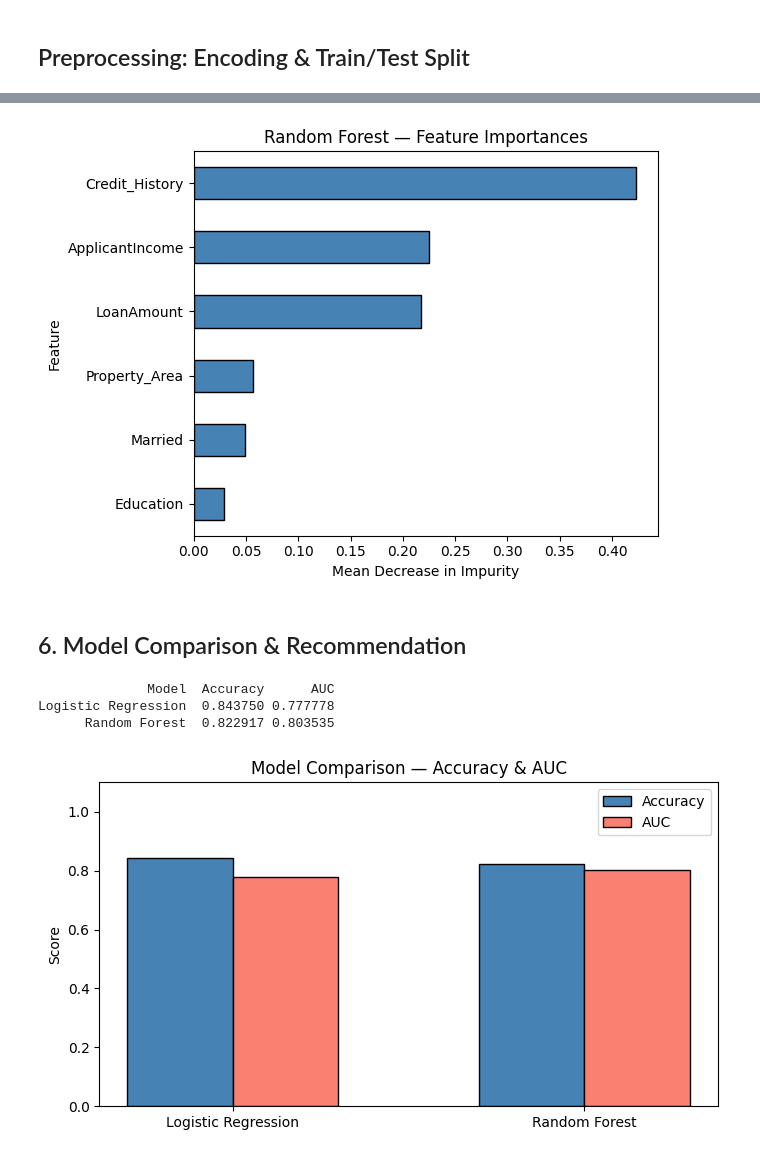
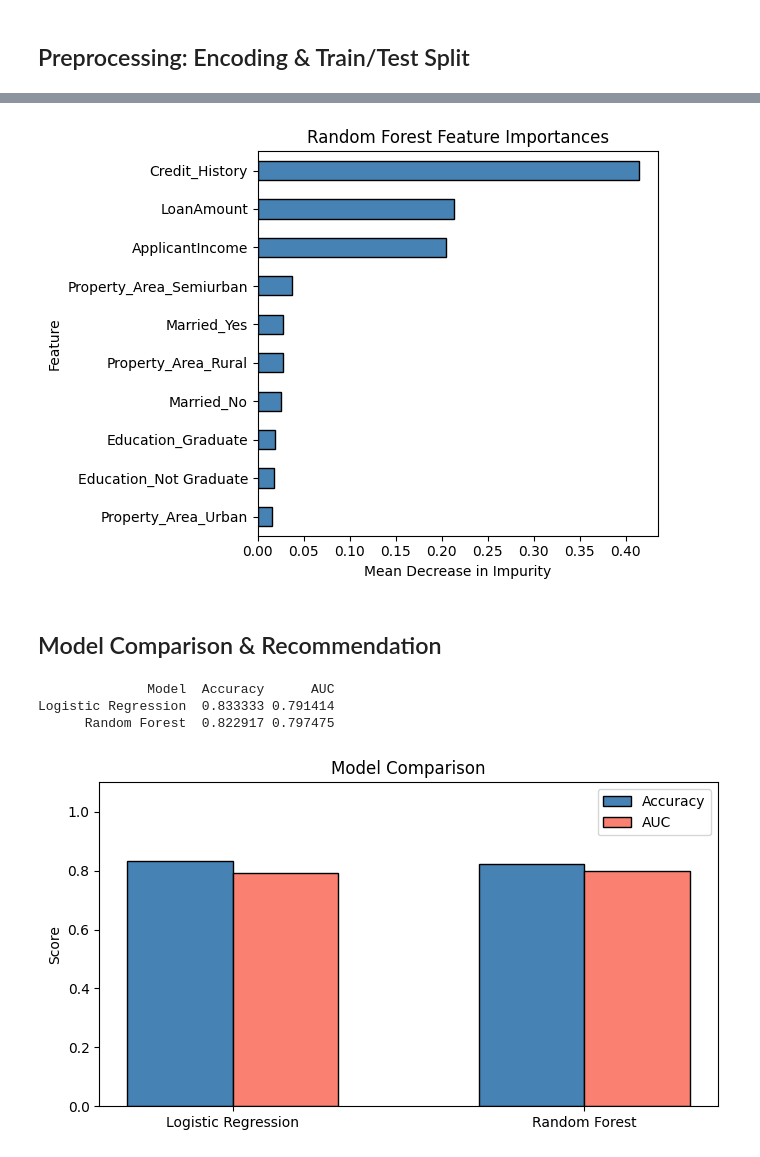
Before and after one commit to ARobin09/INFSCI0510, a Jupyter notebook: assignment4/assignment4.ipynb, the cells around one changed output, grey strips where cells are left out. Drawn from its saved outputs; the diff is of its cells as text; code cells hidden in the pictures.

```diff
--- a/assignment4/assignment4.ipynb
+++ b/assignment4/assignment4.ipynb
@@ -106,7 +114,7 @@ target = 'Loan_Status'
 data = df[features + [target]].copy()
 data = pd.get_dummies(data, columns=['Education','Married','Property_Area'], dtype=int)
 data['Credit_History'] = data['Credit_History'].astype(int)
-data['Loan_Status'] = data['Loan_Status'].map({'Y':1,'N':0})
+# data['Loan_Status'] = data['Loan_Status'].map({'Y':1,'N':0})
 
 data.head()
 # %% [output]
@@ -249,18 +231,17 @@ plt.show()
 # %%
-# Feature importances
-fi_df = pd.DataFrame({'Feature': features, 'Importance': rf.feature_importances_})
+fi_df = pd.DataFrame({'Feature': X.columns, 'Importance': rf.feature_importances_})
 fi_df = fi_df.sort_values('Importance')
 
 fi_df.plot(kind='barh', x='Feature', y='Importance', legend=False,
            color='steelblue', edgecolor='black')
-plt.title('Random Forest — Feature Importances')
+plt.title('Random Forest Feature Importances')
 plt.xlabel('Mean Decrease in Impurity')
 plt.tight_layout()
 plt.show()
 # %% [output]
-[figure, old version]
+[figure, new version]
 # %% [markdown]
-## 6. Model Comparison & Recommendation
+## Model Comparison & Recommendation
 # %%
 comparison = pd.DataFrame({
     'Model':    ['Logistic Regression', 'Random Forest'],
@@ -269,7 +250,6 @@ comparison = pd.DataFrame({
 })
 print(comparison.to_string(index=False))
 
-# Side-by-side bar chart
 x = np.arange(2)
 width = 0.3
 fig, ax = plt.subplots(figsize=(7, 4))
@@ -279,15 +259,15 @@ ax.set_xticks(x)
 ax.set_xticklabels(['Logistic Regression', 'Random Forest'])
 ax.set_ylim(0, 1.1)
 ax.set_ylabel('Score')
-ax.set_title('Model Comparison — Accuracy & AUC')
+ax.set_title('Model Comparison')
 ax.legend()
 plt.tight_layout()
 plt.show()
 # %% [output]
               Model  Accuracy      AUC
-Logistic Regression  0.843750 0.777778
-      Random Forest  0.822917 0.803535
+Logistic Regression  0.833333 0.791414
+      Random Forest  0.822917 0.797475
-[figure, old version]
+[figure, new version]
 # %% [markdown]
 ### Recommendation
 
```
Also changed, not shown: parts of 19 cells of this notebook, 1 other file.
